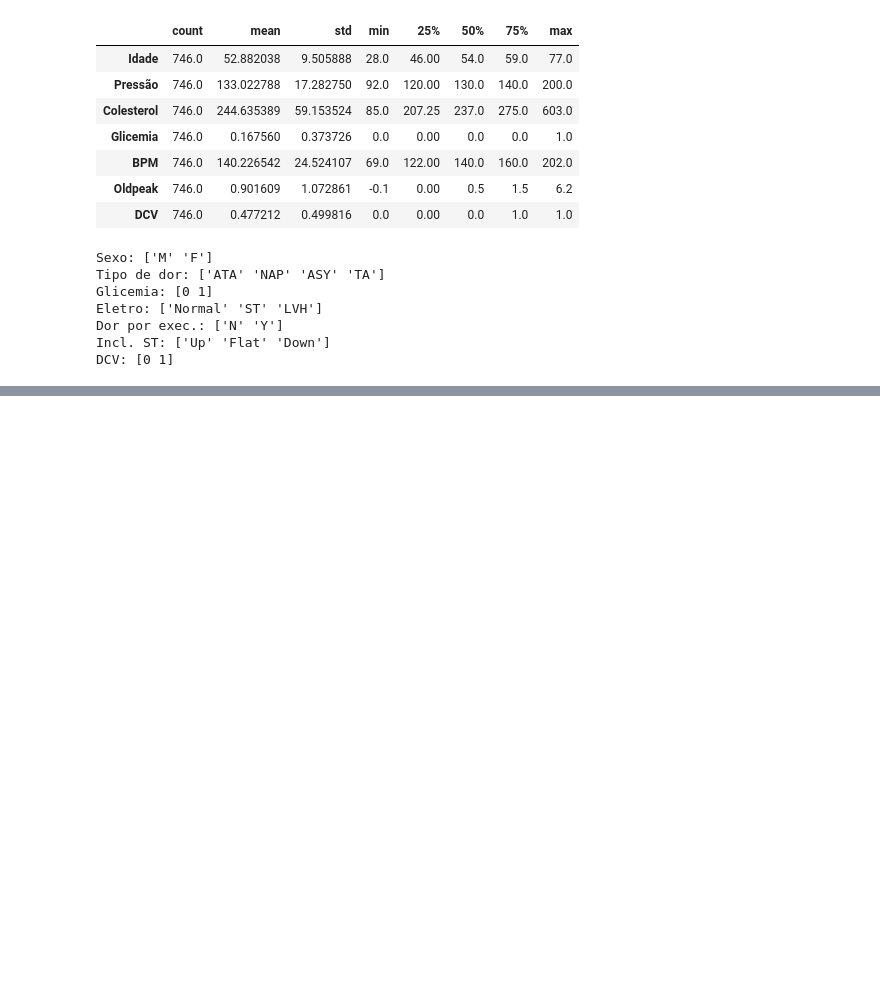
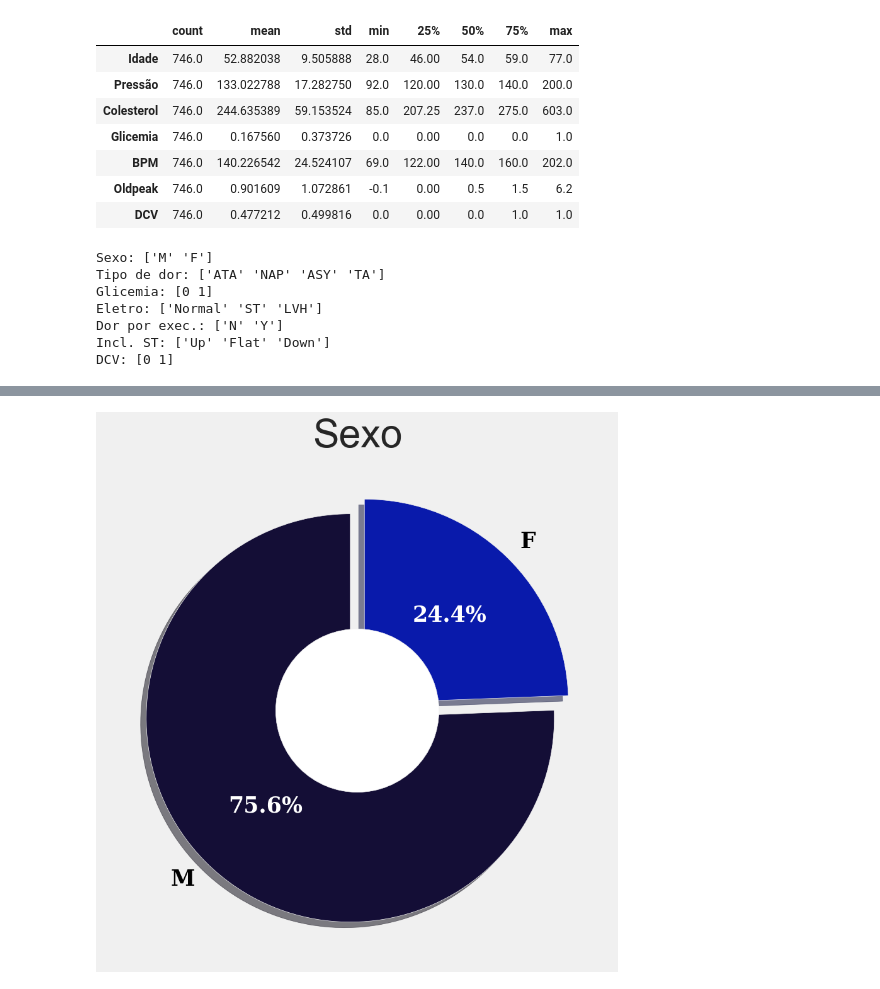
Before and after one commit to Thurcavalcante/analise-projeto-final-, a Jupyter notebook: index.ipynb, the cells around one changed output, grey strips where cells are left out. Cells and saved outputs as stored; diff of their text form; code cells hidden in the pictures; blank space fills up the shorter version.

```diff
--- a/index.ipynb
+++ b/index.ipynb
@@ -128,0 +253,4 @@ DCV: [0 1]
+# %%
+grafico_pizza(dados, 'Sexo', ('#140E36', '#091AAB'), (0.05, 0.05),'Sexo', 25)
+# %% [output]
+[figure, added]
```
Also changed, not shown: parts of 39 cells of this notebook.
